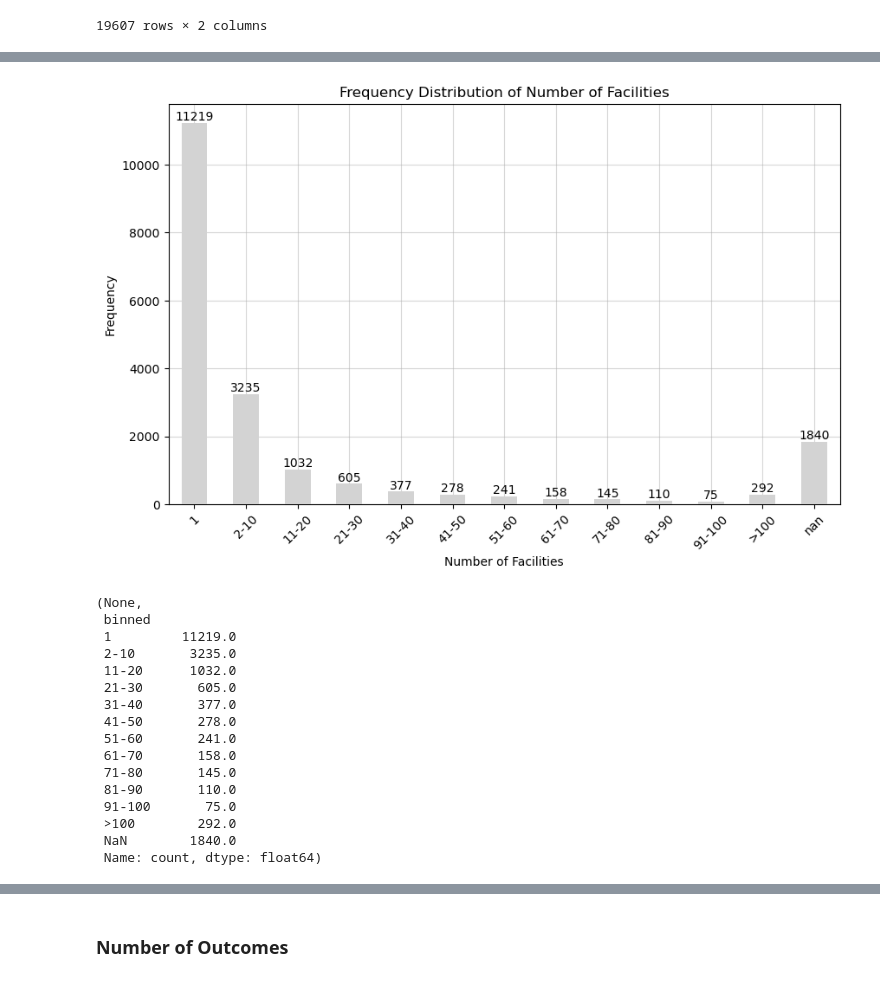
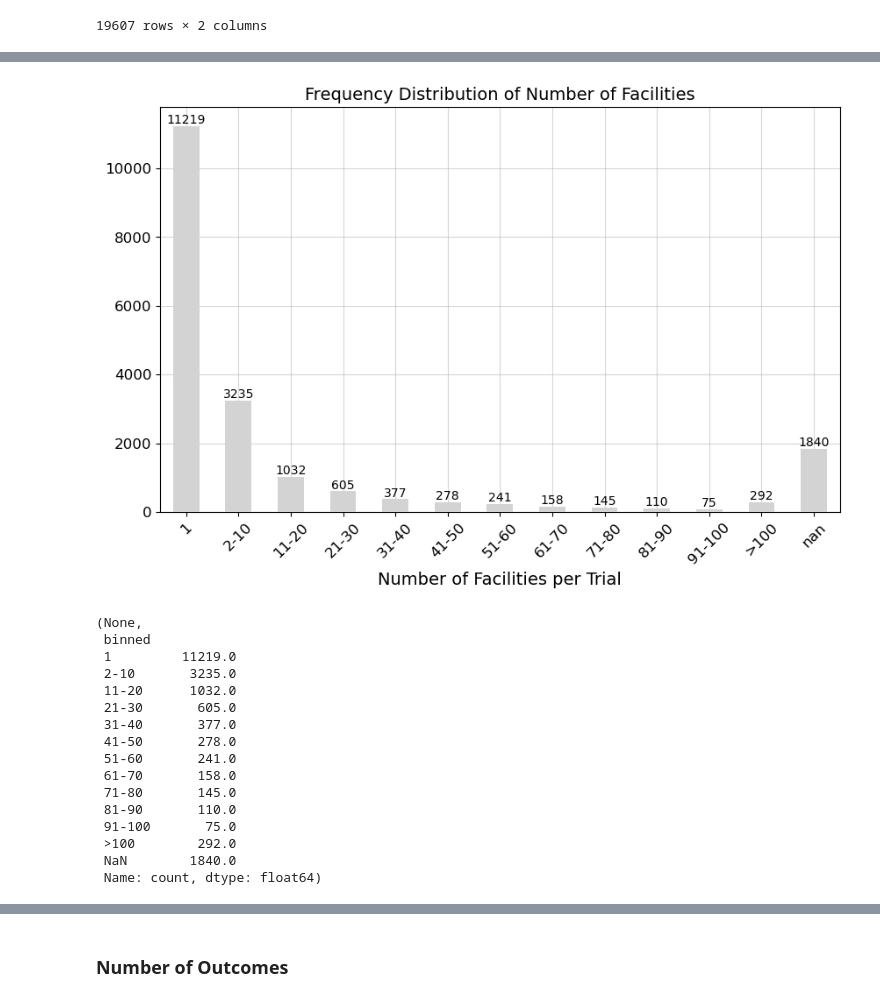
Before and after one commit to Ineichen-Group/NeuroTrialAnalysis, a Jupyter notebook: 02-AACT-trials-metadata.ipynb, the cells around one changed output, grey strips where cells are left out. Drawn from its saved outputs; the diff is of its cells as text; code cells hidden in the pictures.

```diff
--- a/02-AACT-trials-metadata.ipynb
+++ b/02-AACT-trials-metadata.ipynb
@@ -398,7 +542,7 @@ Index(['nct_id', 'start_date', 'completion_date', 'phase', 'overall_status',
        'start_year', 'completion_year'],
       dtype='object')
 # %%
-trial_design = df[['nct_id','allocation', 'masking', 'number_of_primary_outcomes_to_measure', 'number_of_secondary_outcomes_to_measure', 'number_of_other_outcomes_to_measure','number_of_facilities', 'country']]
+trial_design = df[['nct_id','allocation', 'masking', 'number_of_primary_outcomes_to_measure', 'number_of_secondary_outcomes_to_measure', 'number_of_other_outcomes_to_measure','number_of_facilities', 'country', 'country_name']]
 # %%
 trial_design.fillna('not reported', inplace=True)
 trial_design
@@ -567,5 +725,7 @@ unique_pairs_facilities
 | 9259670 | NCT06296875 | 1.0 |
 19607 rows × 2 columns
 # %%
-len(unique_pairs_facilities[unique_pairs_facilities["number_of_facilities"]==1])
+unique_pairs_facilities['number_of_facilities'] = pd.to_numeric(unique_pairs_facilities['number_of_facilities'], errors='coerce')
+
+len(unique_pairs_facilities[unique_pairs_facilities["number_of_facilities"]>100])
 # %% [output]
@@ -573,38 +749,40 @@ len(unique_pairs_facilities[unique_pairs_facilities["number_of_facilities"]==1])
 # %%
 # Convert the 'number_of_facilities' column to numeric, setting errors='coerce' to handle 'not reported' values
 unique_pairs_facilities['number_of_facilities'] = pd.to_numeric(unique_pairs_facilities['number_of_facilities'], errors='coerce')
 
 # Define the bins and labels
 bins = [0, 2, 10, 20, 30, 40, 50, 60, 70, 80, 90, 100, np.inf]
 labels = ['1', '2-10', '11-20', '21-30', '31-40', '41-50', '51-60', '61-70', '71-80', '81-90', '91-100', '>100']
 
 # Bin the data
 unique_pairs_facilities['binned'] = pd.cut(unique_pairs_facilities['number_of_facilities'], bins=bins, labels=labels, right=False)
 
 # Count occurrences in each bin including NaN for 'not reported'
 bin_counts = unique_pairs_facilities['binned'].value_counts().reindex(labels + [np.nan]).fillna(0)
 bin_counts[np.nan] = len(unique_pairs_facilities[unique_pairs_facilities['number_of_facilities'].isna()])
 
 # Plot
 
 plt.figure(figsize=(10, 6))
 
 ax = bin_counts.plot(kind='bar', color='lightgrey', zorder=3)
 # Adding the text labels on the bars
 for i, value in enumerate(bin_counts):
     ax.text(i, value + 0.1, str(int(value)), ha='center', va='bottom')
 
-plt.title('Frequency Distribution of Number of Facilities')
-plt.xlabel('Number of Facilities')
-plt.ylabel('Frequency')
+plt.title('Frequency Distribution of Number of Facilities', fontsize=14)
+plt.xlabel('Number of Facilities per Trial', fontsize=14)
+#plt.ylabel('Frequency', fontsize=14)
 plt.xticks(rotation=45)
 plt.grid(True, alpha=0.5)
+ax.tick_params(axis='y', labelsize=12)
+ax.tick_params(axis='x', labelsize=12)
 
-plt.savefig(f'viz/trial_characteristics/design/nr_facilities_frequency.png')
+plt.savefig(f'viz/trial_characteristics/design/nr_facilities_per_trial.pdf')
 
 plt.show(), bin_counts
 # %% [output]
-[figure, old version]
+[figure, new version]
 (None,
  binned
  1         11219.0
```
Also changed, not shown: parts of 39 cells of this notebook, 4 other files.
